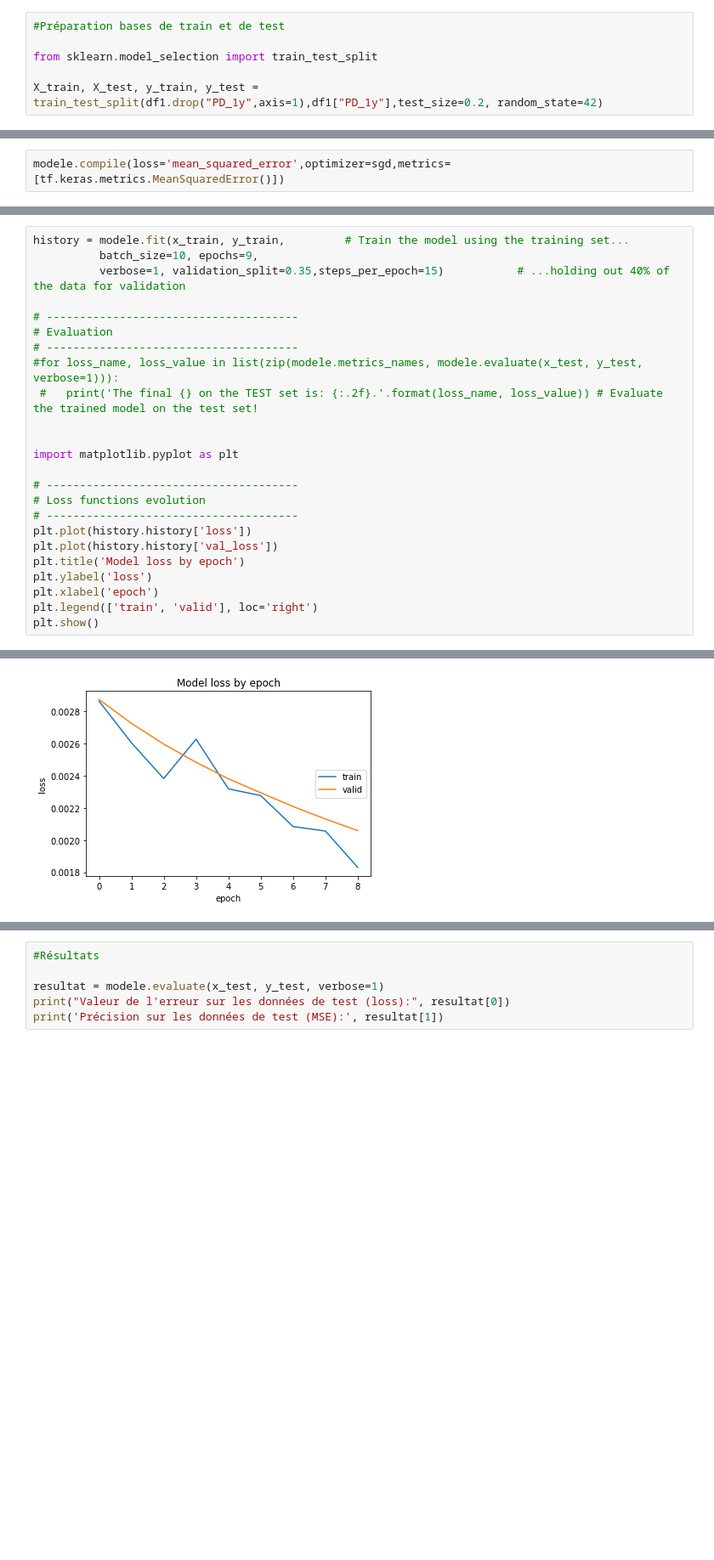
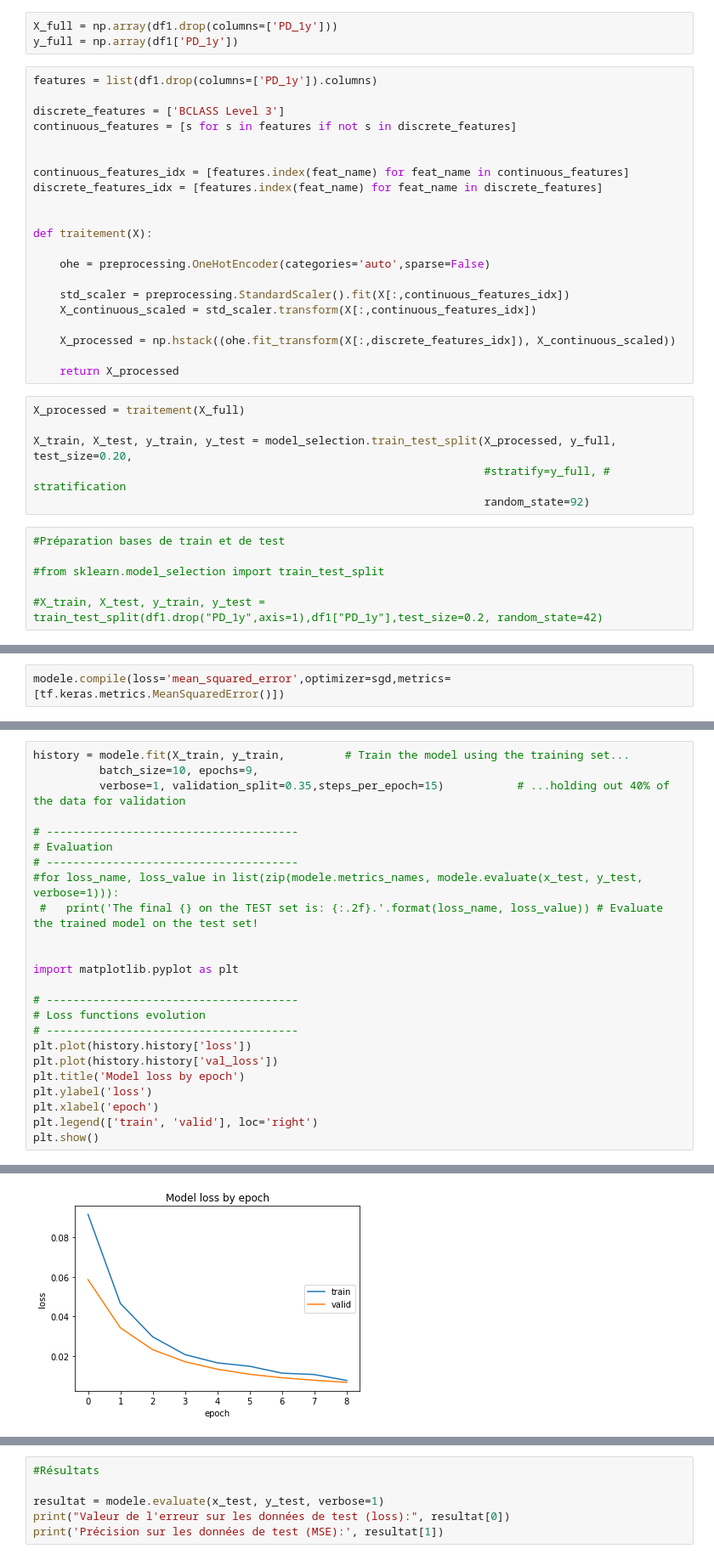
Before and after one commit to Rxzh/PD, a Jupyter notebook: Architecture réseaux de neurones.ipynb, the cells around one changed output, grey strips where cells are left out. Shown at 85% size. Saved outputs shown, nothing was run; the diff lists cells and outputs as text; blank space fills up the shorter version.

```diff
--- a/Architecture réseaux de neurones.ipynb
+++ b/Architecture réseaux de neurones.ipynb
@@ -66,12 +68,42 @@ df1.shape
 (541, 4)
 # %% [markdown]
 # Traitement des données
+# %%
+X_full = np.array(df1.drop(columns=['PD_1y']))
+y_full = np.array(df1['PD_1y'])
+# %%
+features = list(df1.drop(columns=['PD_1y']).columns)
+
+discrete_features = ['BCLASS Level 3']
+continuous_features = [s for s in features if not s in discrete_features]
+
+
+continuous_features_idx = [features.index(feat_name) for feat_name in continuous_features]
+discrete_features_idx = [features.index(feat_name) for feat_name in discrete_features]
+
+
+def traitement(X):
+
+    ohe = preprocessing.OneHotEncoder(categories='auto',sparse=False)
+
+    std_scaler = preprocessing.StandardScaler().fit(X[:,continuous_features_idx])
+    X_continuous_scaled = std_scaler.transform(X[:,continuous_features_idx])
+
+    X_processed = np.hstack((ohe.fit_transform(X[:,discrete_features_idx]), X_continuous_scaled))
+
+    return X_processed
+# %%
+X_processed = traitement(X_full)
+
+X_train, X_test, y_train, y_test = model_selection.train_test_split(X_processed, y_full, test_size=0.20,
+                                                                    #stratify=y_full, # stratification
+                                                                    random_state=92)
 # %%
 #Préparation bases de train et de test
 
-from sklearn.model_selection import train_test_split
+#from sklearn.model_selection import train_test_split
 
-X_train, X_test, y_train, y_test = train_test_split(df1.drop("PD_1y",axis=1),df1["PD_1y"],test_size=0.2, random_state=42)
+#X_train, X_test, y_train, y_test = train_test_split(df1.drop("PD_1y",axis=1),df1["PD_1y"],test_size=0.2, random_state=42)
 # %% [markdown]
 **Variables quanti : standardisation**
 # %%
@@ -191,7 +223,7 @@ Non-trainable params: 0
 _________________________________________________________________
 None
 # %%
-history = modele.fit(x_train, y_train,         # Train the model using the training set...
+history = modele.fit(X_train, y_train,         # Train the model using the training set...
           batch_size=10, epochs=9,
           verbose=1, validation_split=0.35,steps_per_epoch=15)           # ...holding out 40% of the data for validation
 
@@ -236 +268 @@ Epoch 9/9
-[figure, old version]
+[figure, new version]
```
Also changed, not shown: parts of 13 cells of this notebook.
